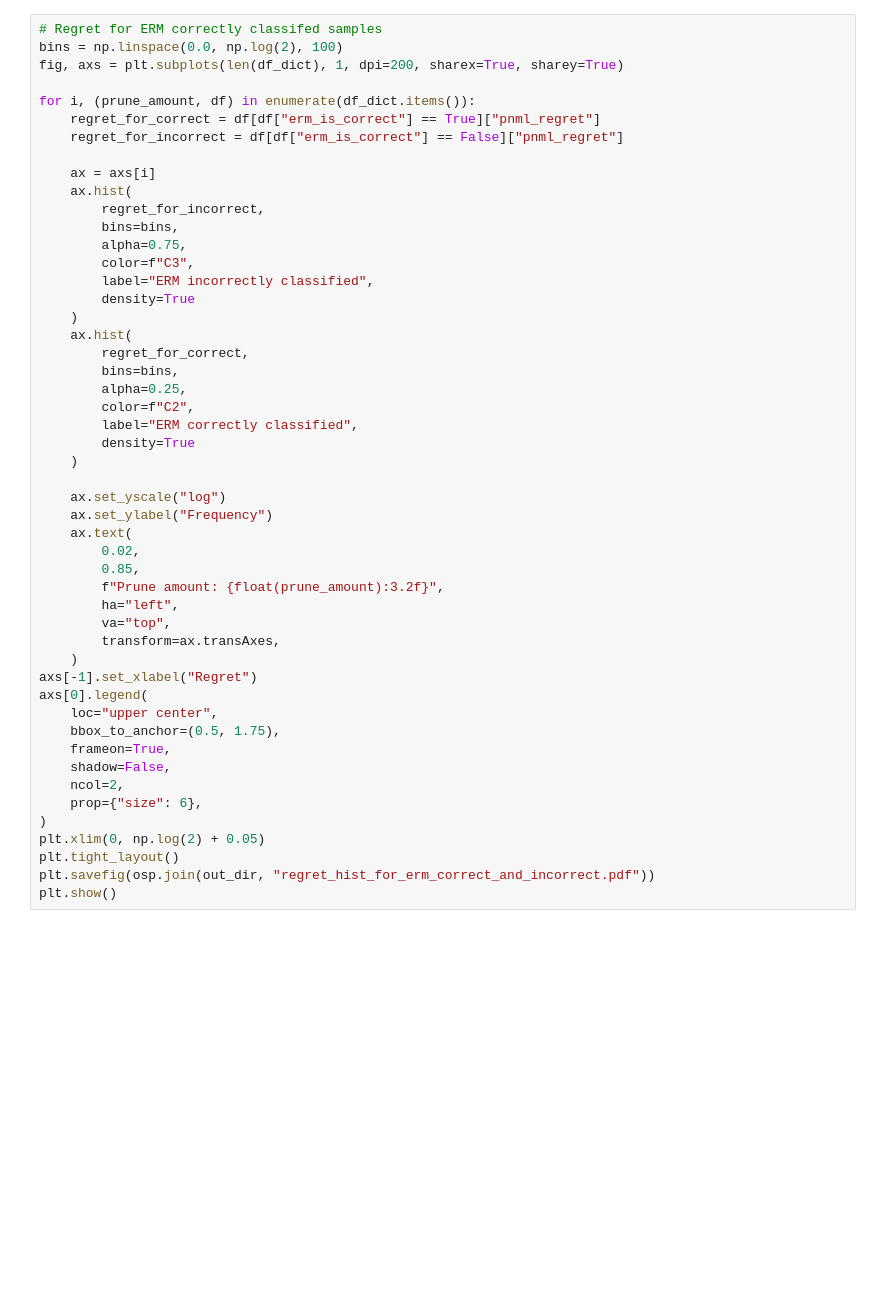
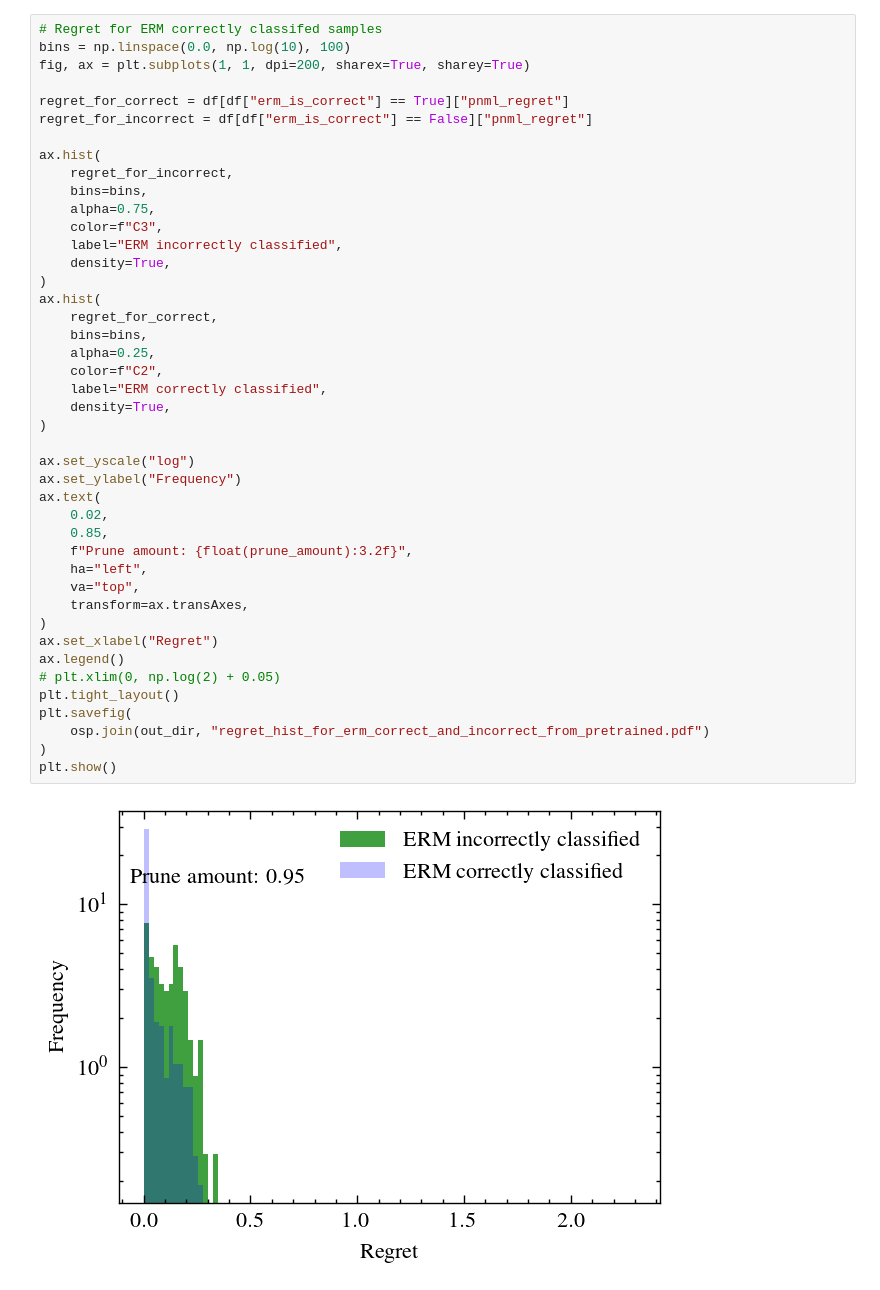
Before and after one commit to kobybibas/pnml_for_dnn, a Jupyter notebook: notebooks/pnml_from_pretrained.ipynb, the cells around one changed output. Drawn from its saved outputs; the diff is of its cells as text; blank space fills up the shorter version.

```diff
--- a/notebooks/pnml_from_pretrained.ipynb
+++ b/notebooks/pnml_from_pretrained.ipynb
@@ -181,53 +158,48 @@ plt.show()
 # %%
 # Regret for ERM correctly classifed samples
-bins = np.linspace(0.0, np.log(2), 100)
-fig, axs = plt.subplots(len(df_dict), 1, dpi=200, sharex=True, sharey=True)
+bins = np.linspace(0.0, np.log(10), 100)
+fig, ax = plt.subplots(1, 1, dpi=200, sharex=True, sharey=True)
 
-for i, (prune_amount, df) in enumerate(df_dict.items()):
-    regret_for_correct = df[df["erm_is_correct"] == True]["pnml_regret"]
-    regret_for_incorrect = df[df["erm_is_correct"] == False]["pnml_regret"]
+regret_for_correct = df[df["erm_is_correct"] == True]["pnml_regret"]
+regret_for_incorrect = df[df["erm_is_correct"] == False]["pnml_regret"]
 
-    ax = axs[i]
-    ax.hist(
-        regret_for_incorrect,
-        bins=bins,
-        alpha=0.75,
-        color=f"C3",
-        label="ERM incorrectly classified",
-        density=True
-    )
-    ax.hist(
-        regret_for_correct,
-        bins=bins,
-        alpha=0.25,
-        color=f"C2",
-        label="ERM correctly classified",
-        density=True
-    )
+ax.hist(
+    regret_for_incorrect,
+    bins=bins,
+    alpha=0.75,
+    color=f"C3",
+    label="ERM incorrectly classified",
+    density=True,
+)
+ax.hist(
+    regret_for_correct,
+    bins=bins,
+    alpha=0.25,
+    color=f"C2",
+    label="ERM correctly classified",
+    density=True,
+)
 
-    ax.set_yscale("log")
-    ax.set_ylabel("Frequency")
-    ax.text(
-        0.02,
-        0.85,
-        f"Prune amount: {float(prune_amount):3.2f}",
-        ha="left",
-        va="top",
-        transform=ax.transAxes,
-    )
-axs[-1].set_xlabel("Regret")
-axs[0].legend(
-    loc="upper center",
-    bbox_to_anchor=(0.5, 1.75),
-    frameon=True,
-    shadow=False,
-    ncol=2,
-    prop={"size": 6},
+ax.set_yscale("log")
+ax.set_ylabel("Frequency")
+ax.text(
+    0.02,
+    0.85,
+    f"Prune amount: {float(prune_amount):3.2f}",
+    ha="left",
+    va="top",
+    transform=ax.transAxes,
 )
-plt.xlim(0, np.log(2) + 0.05)
+ax.set_xlabel("Regret")
+ax.legend()
+# plt.xlim(0, np.log(2) + 0.05)
 plt.tight_layout()
-plt.savefig(osp.join(out_dir, "regret_hist_for_erm_correct_and_incorrect.pdf"))
+plt.savefig(
+    osp.join(out_dir, "regret_hist_for_erm_correct_and_incorrect_from_pretrained.pdf")
+)
 plt.show()
+# %% [output]
+[figure, added]
 # %%
 # Logloss
 loss_max = max(
```
Also changed, not shown: parts of 9 cells of this notebook.
